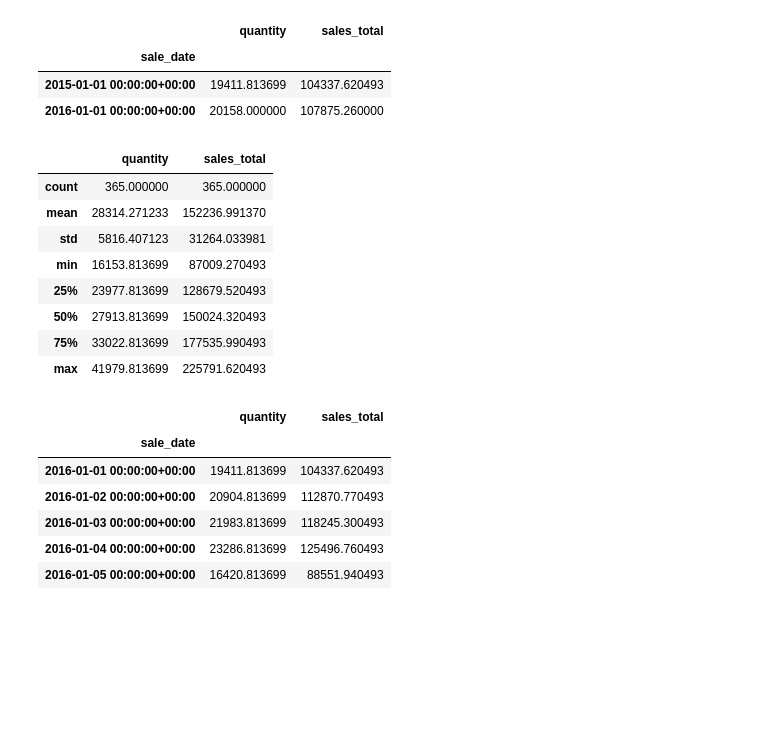
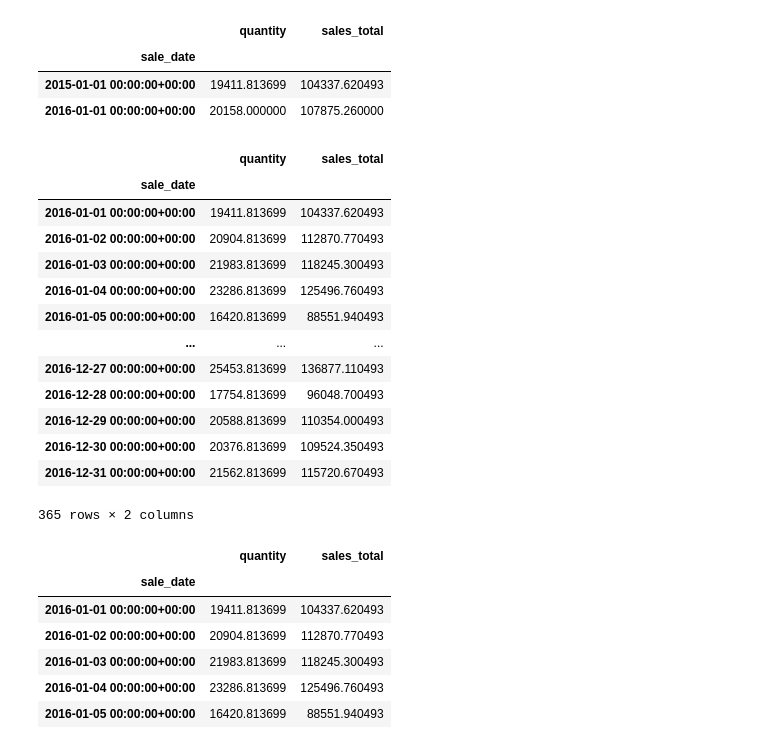
Before and after one commit to MainaliB/time-series-exercises, a Jupyter notebook: time-series-modeling.ipynb, the cells around one changed output. Cells and saved outputs as stored; diff of their text form; code cells hidden in the pictures; blank space fills up the shorter version.

```diff
--- a/time-series-modeling.ipynb
+++ b/time-series-modeling.ipynb
@@ -606,19 +623,24 @@ pd.concat([yhat_df.head(1), validate.head(1)])
 # %%
 # set yhat_df to index of validate
 
 yhat_df.index = validate.index
 
-yhat_df.describe()
+yhat_df
 # %% [output]
 |  | quantity | sales_total |
-| count | 365.000000 | 365.000000 |
-| mean | 28314.271233 | 152236.991370 |
-| std | 5816.407123 | 31264.033981 |
-| min | 16153.813699 | 87009.270493 |
-| 25% | 23977.813699 | 128679.520493 |
-| 50% | 27913.813699 | 150024.320493 |
-| 75% | 33022.813699 | 177535.990493 |
-| max | 41979.813699 | 225791.620493 |
+| sale_date |  |  |
+| 2016-01-01 00:00:00+00:00 | 19411.813699 | 104337.620493 |
+| 2016-01-02 00:00:00+00:00 | 20904.813699 | 112870.770493 |
+| 2016-01-03 00:00:00+00:00 | 21983.813699 | 118245.300493 |
+| 2016-01-04 00:00:00+00:00 | 23286.813699 | 125496.760493 |
+| 2016-01-05 00:00:00+00:00 | 16420.813699 | 88551.940493 |
+| ... | ... | ... |
+| 2016-12-27 00:00:00+00:00 | 25453.813699 | 136877.110493 |
+| 2016-12-28 00:00:00+00:00 | 17754.813699 | 96048.700493 |
+| 2016-12-29 00:00:00+00:00 | 20588.813699 | 110354.000493 |
+| 2016-12-30 00:00:00+00:00 | 20376.813699 | 109524.350493 |
+| 2016-12-31 00:00:00+00:00 | 21562.813699 | 115720.670493 |
+365 rows × 2 columns
 # %%
 yhat_df.head()
 # %% [output]
```
Also changed, not shown: parts of 2 cells of this notebook.
